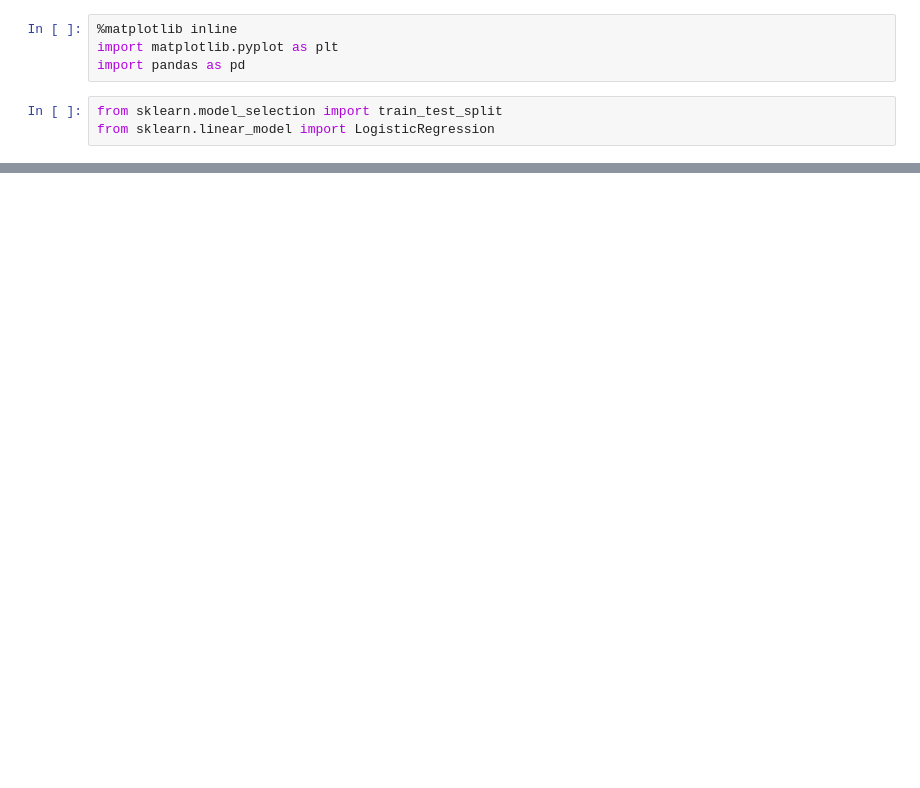
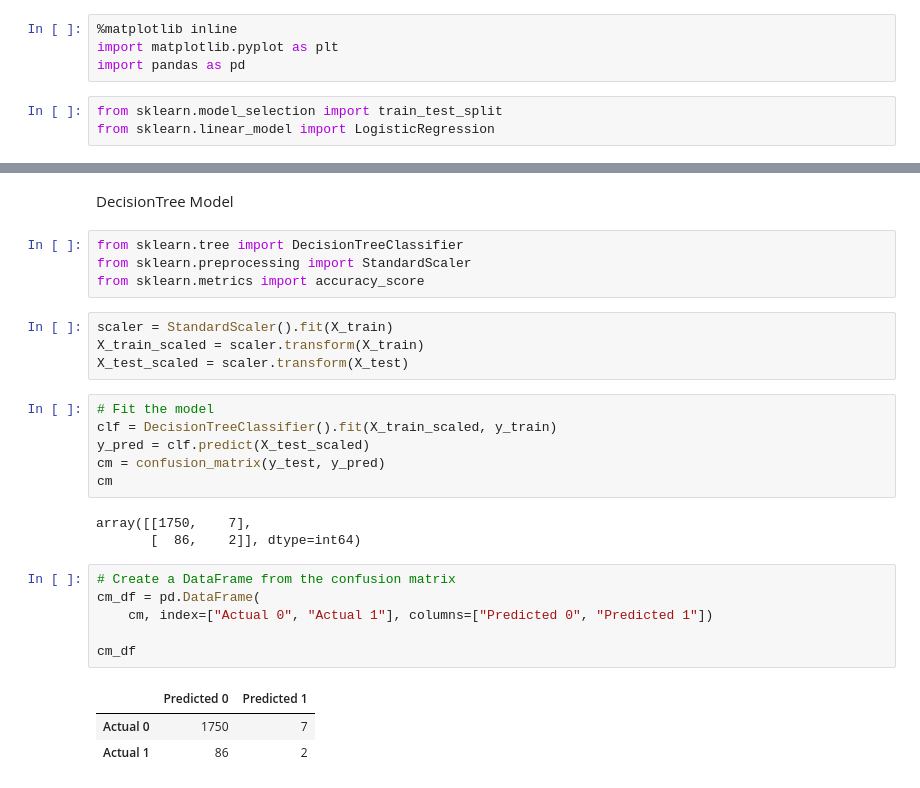
Before and after one commit to JohnCselcuk/Covid-Warriors, a Jupyter notebook: Machine_Learning_Model.ipynb, the cells around one changed output, grey strips where cells are left out. Saved outputs shown, nothing was run; the diff lists cells and outputs as text; blank space fills up the shorter version.

```diff
--- a/Machine_Learning_Model.ipynb
+++ b/Machine_Learning_Model.ipynb
@@ -37,0 +92,29 @@ memory usage: 807.1+ KB
+# %% [markdown]
+DecisionTree Model
+# %%
+from sklearn.tree import DecisionTreeClassifier
+from sklearn.preprocessing import StandardScaler
+from sklearn.metrics import accuracy_score
+# %%
+scaler = StandardScaler().fit(X_train)
+X_train_scaled = scaler.transform(X_train)
+X_test_scaled = scaler.transform(X_test)
+# %%
+# Fit the model
+clf = DecisionTreeClassifier().fit(X_train_scaled, y_train)
+y_pred = clf.predict(X_test_scaled)
+cm = confusion_matrix(y_test, y_pred)
+cm
+# %% [output]
+array([[1750,    7],
+       [  86,    2]], dtype=int64)
+# %%
+# Create a DataFrame from the confusion matrix
+cm_df = pd.DataFrame(
+    cm, index=["Actual 0", "Actual 1"], columns=["Predicted 0", "Predicted 1"])
+
+cm_df
+# %% [output]
+|  | Predicted 0 | Predicted 1 |
+| Actual 0 | 1750 | 7 |
+| Actual 1 | 86 | 2 |
```
Also changed, not shown: parts of 24 cells of this notebook.
